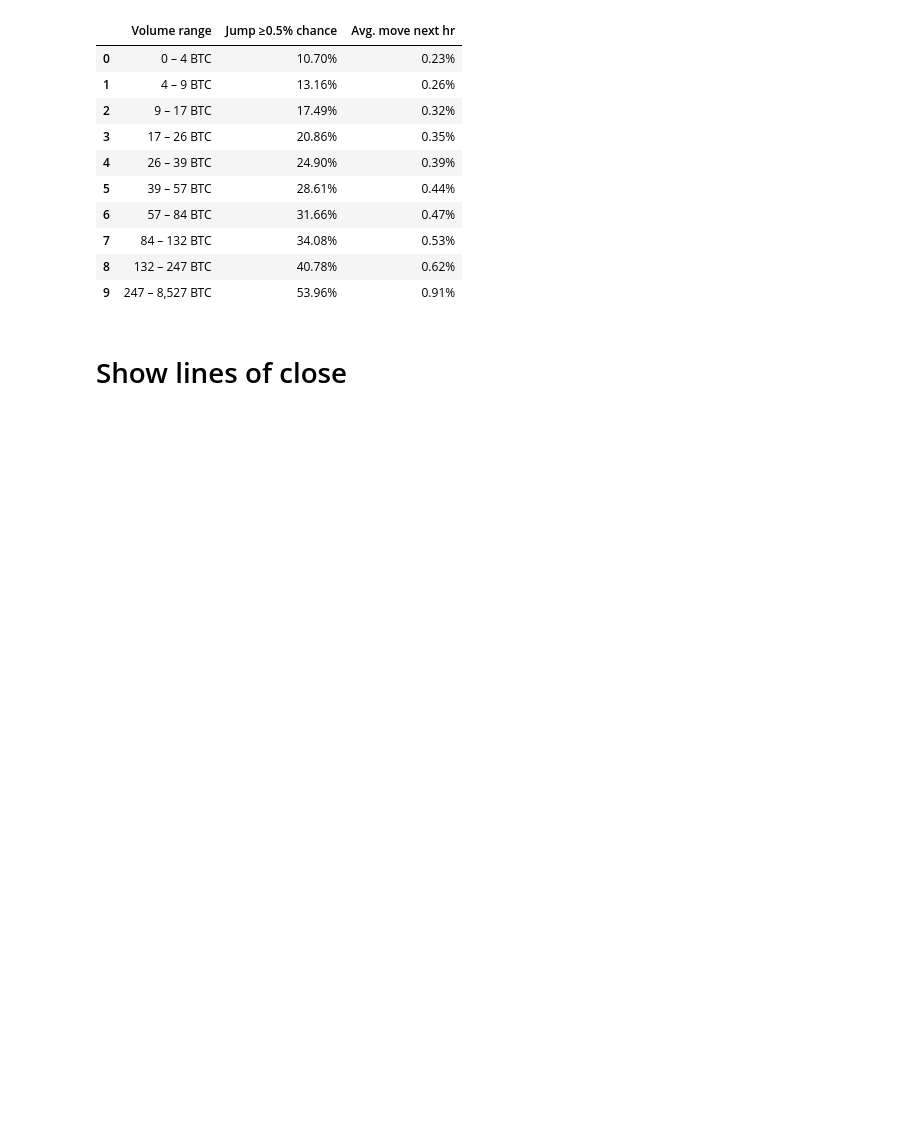
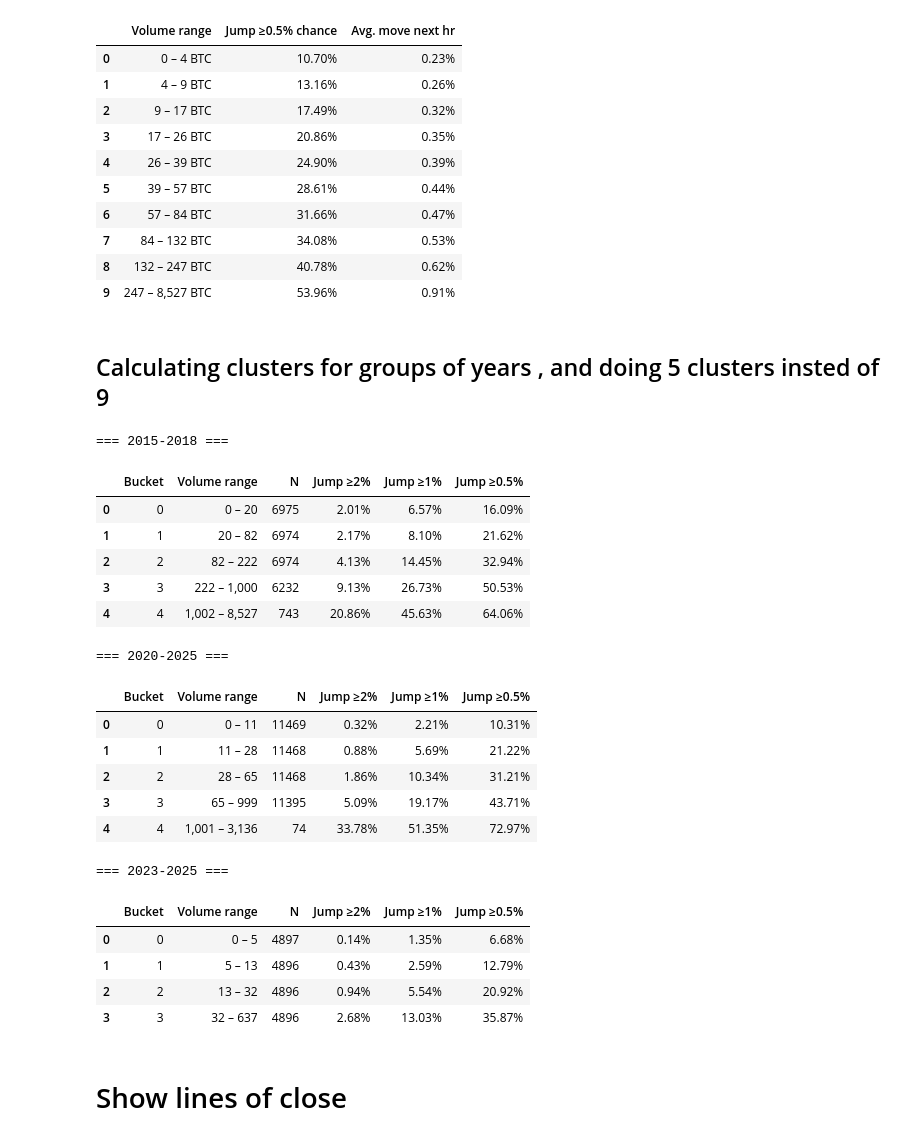
Before and after one commit to Stevenberger1/Stock-Market-Prediction, a Jupyter notebook: data/Statistical_analysis.ipynb, the cells around one changed output. Cells and saved outputs as stored; diff of their text form; code cells hidden in the pictures; blank space fills up the shorter version.

```diff
--- a/data/Statistical_analysis.ipynb
+++ b/data/Statistical_analysis.ipynb
@@ -797,6 +797,86 @@ display(result)
 | 7 | 84 – 132 BTC | 34.08% | 0.53% |
 | 8 | 132 – 247 BTC | 40.78% | 0.62% |
 | 9 | 247 – 8,527 BTC | 53.96% | 0.91% |
+# %% [markdown]
+## Calculating clusters for groups of years , and doing 5 clusters insted of 9
+# %%
+# %%  Volume buckets (4 + split top) & multi‑jump stats  ────────────────
+CSV = r"C:\Users\ADMIN\Desktop\Coding_projects\stock_market_prediction\Stock-Market-Prediction\data\processed\gemini_btc_data_final_version.csv"
+START_TS = "2015-10-08 14:00:00"
+PRICE_COL, VOL_COL = "close", "Volume BTC"
+THRESHES = [0.02, 0.01, 0.005]               # 2 %, 1 %, 0.5 %
+
+import pandas as pd, numpy as np, re
+
+raw = pd.read_csv(CSV)
+date_col = next((c for c in raw.columns if re.search(r"(date|time|stamp)", c, re.I)), None)
+if date_col:
+    raw[date_col] = pd.to_datetime(raw[date_col]); raw.set_index(date_col, inplace=True)
+else:
+    raw.index = pd.date_range(START_TS, periods=len(raw), freq="H")
+
+def summary(frame, label):
+    f = frame.copy()
+    f["pct_move"] = f[PRICE_COL].shift(-1).div(f[PRICE_COL]).sub(1)
+    f.dropna(subset=["pct_move"], inplace=True)
+    f["log_vol"]  = np.log(f[VOL_COL].clip(lower=1e-12))
+
+    # 4 equal buckets on log‑vol
+    q4 = pd.qcut(f["log_vol"], 4, labels=False)
+    f["bucket"] = q4
+
+    # split highest bucket at 1 000 BTC
+    top_mask = f["bucket"] == 3
+    very_hi  = f[top_mask & (f[VOL_COL] >= 1000)].index
+    hi       = f[top_mask & (f[VOL_COL] < 1000)].index
+    f.loc[very_hi, "bucket"] = 4        # new bucket
+
+    # jump flags
+    for t in THRESHES:
+        f[f"jump_{t}"] = f["pct_move"].abs() >= t
+
+    g = (f.groupby("bucket", observed=True)
+           .agg(vol_min=(VOL_COL,"min"),
+                vol_max=(VOL_COL,"max"),
+                N      =("pct_move","size"),
+                **{f"p_{t}":(f"jump_{t}","mean") for t in THRESHES})
+           .reset_index())
+
+    g["Volume range"] = g.apply(lambda r: f"{r.vol_min:,.0f} – {r.vol_max:,.0f}", axis=1)
+    g = g.drop(columns=["vol_min","vol_max"]).rename(columns={"bucket":"Bucket"})
+    g = g[["Bucket","Volume range","N",
+           "p_0.02","p_0.01","p_0.005"]].rename(columns={
+           "p_0.02":"Jump ≥2%","p_0.01":"Jump ≥1%","p_0.005":"Jump ≥0.5%"})
+
+    print(f"\n=== {label} ===")
+    display(g.style.format({"Jump ≥2%":"{:.2%}",
+                            "Jump ≥1%":"{:.2%}",
+                            "Jump ≥0.5%":"{:.2%}"}))
+
+summary(raw.loc["2015":"2018"], "2015‑2018")
+summary(raw.loc["2020":"2025"], "2020‑2025")
+summary(raw.loc["2023":"2025"], "2023‑2025")
+# %% [output]
+=== 2015‑2018 ===
+|  | Bucket | Volume range | N | Jump ≥2% | Jump ≥1% | Jump ≥0.5% |
+| 0 | 0 | 0 – 20 | 6975 | 2.01% | 6.57% | 16.09% |
+| 1 | 1 | 20 – 82 | 6974 | 2.17% | 8.10% | 21.62% |
+| 2 | 2 | 82 – 222 | 6974 | 4.13% | 14.45% | 32.94% |
+| 3 | 3 | 222 – 1,000 | 6232 | 9.13% | 26.73% | 50.53% |
+| 4 | 4 | 1,002 – 8,527 | 743 | 20.86% | 45.63% | 64.06% |
+=== 2020‑2025 ===
+|  | Bucket | Volume range | N | Jump ≥2% | Jump ≥1% | Jump ≥0.5% |
+| 0 | 0 | 0 – 11 | 11469 | 0.32% | 2.21% | 10.31% |
+| 1 | 1 | 11 – 28 | 11468 | 0.88% | 5.69% | 21.22% |
+| 2 | 2 | 28 – 65 | 11468 | 1.86% | 10.34% | 31.21% |
+| 3 | 3 | 65 – 999 | 11395 | 5.09% | 19.17% | 43.71% |
+| 4 | 4 | 1,001 – 3,136 | 74 | 33.78% | 51.35% | 72.97% |
+=== 2023‑2025 ===
+|  | Bucket | Volume range | N | Jump ≥2% | Jump ≥1% | Jump ≥0.5% |
+| 0 | 0 | 0 – 5 | 4897 | 0.14% | 1.35% | 6.68% |
+| 1 | 1 | 5 – 13 | 4896 | 0.43% | 2.59% | 12.79% |
+| 2 | 2 | 13 – 32 | 4896 | 0.94% | 5.54% | 20.92% |
+| 3 | 3 | 32 – 637 | 4896 | 2.68% | 13.03% | 35.87% |
 # %% [markdown]
 # Show lines of close
 # %%
```
Also changed, not shown: parts of 4 cells of this notebook.
